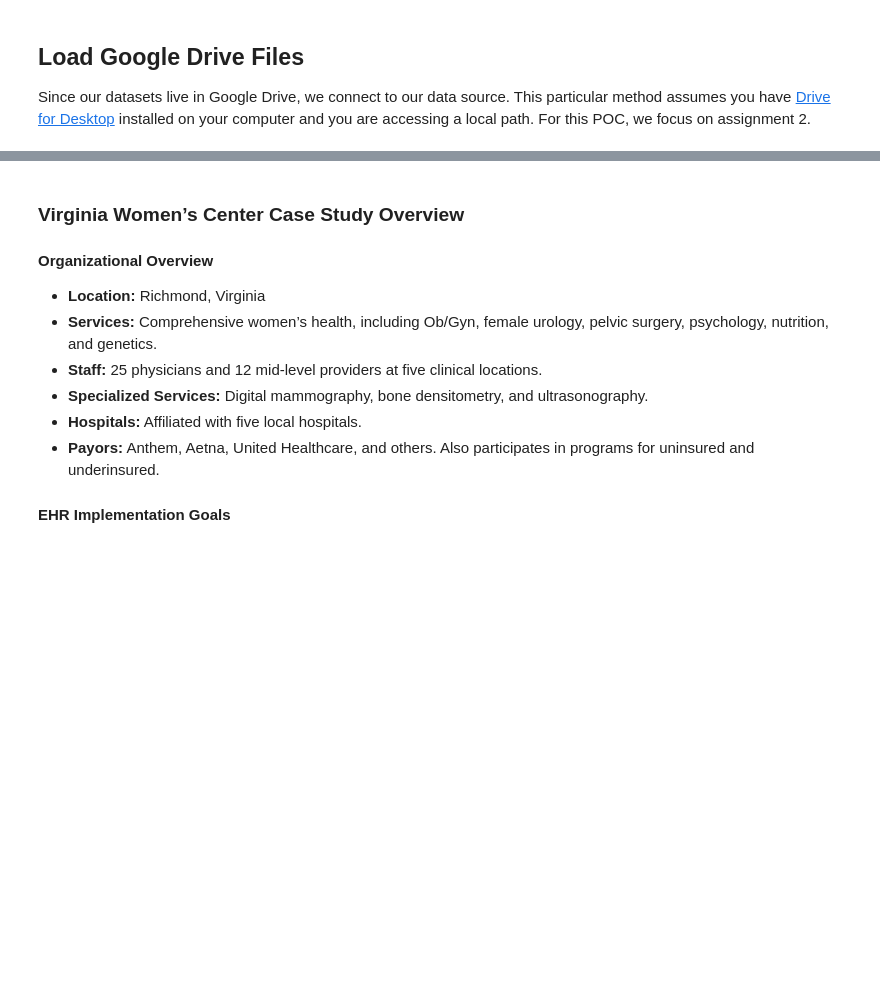
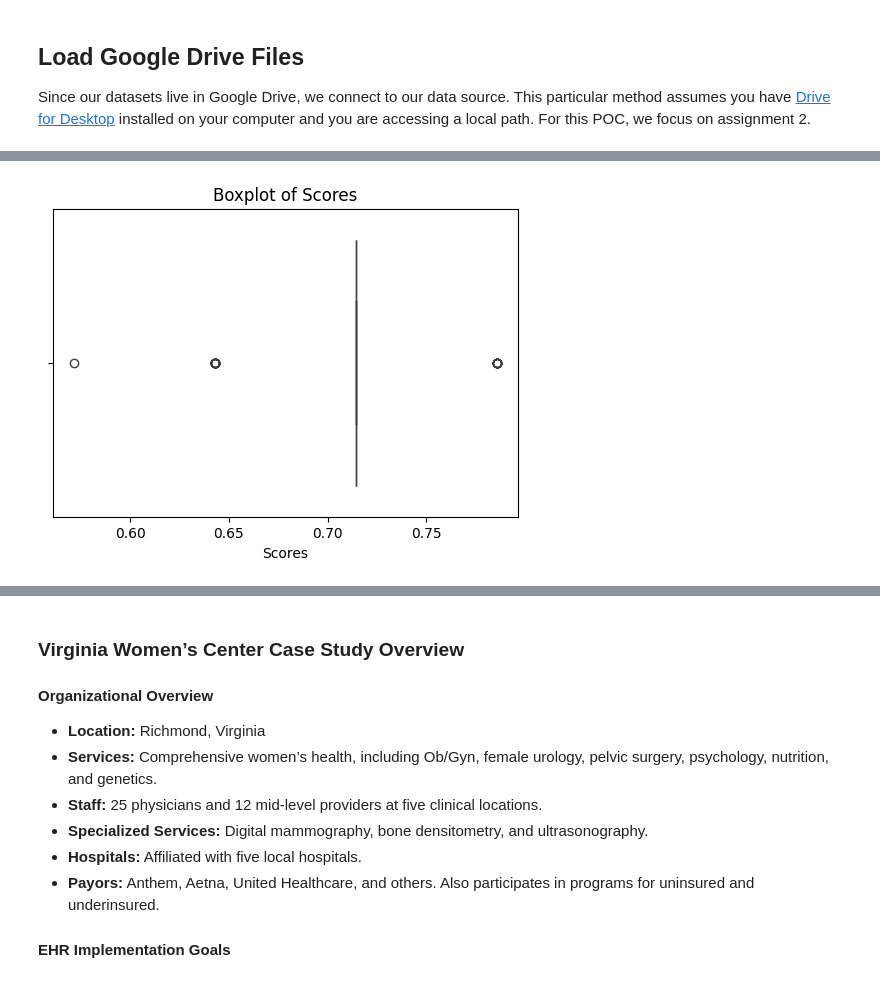
Before and after one commit to BU-Spark/ml-bu-autograder, a Jupyter notebook: Proof_of_Concept.ipynb, the cells around one changed output, grey strips where cells are left out. Saved outputs shown, nothing was run; the diff lists cells and outputs as text; code cells hidden in the pictures; blank space fills up the shorter version.

```diff
--- a/Proof_of_Concept.ipynb
+++ b/Proof_of_Concept.ipynb
@@ -210,0 +527,8 @@ response = openai_chat_client.responses.create(
+# %%
+plt.figure(figsize=(6, 4))
+sns.boxplot(x=processed_scores)
+plt.title("Boxplot of Scores")
+plt.xlabel("Scores")
+plt.show()
+# %% [output]
+[figure, added]
```
Also changed, not shown: parts of 33 cells of this notebook.
